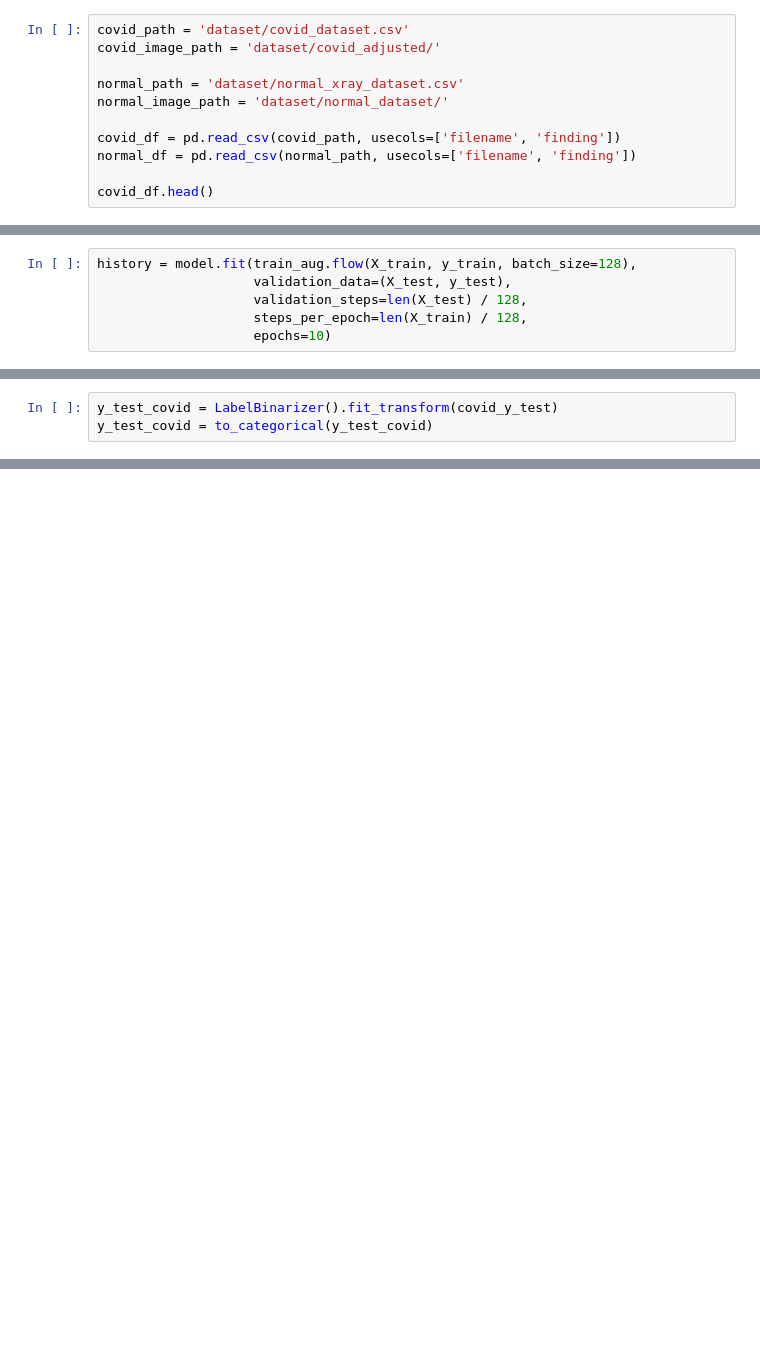
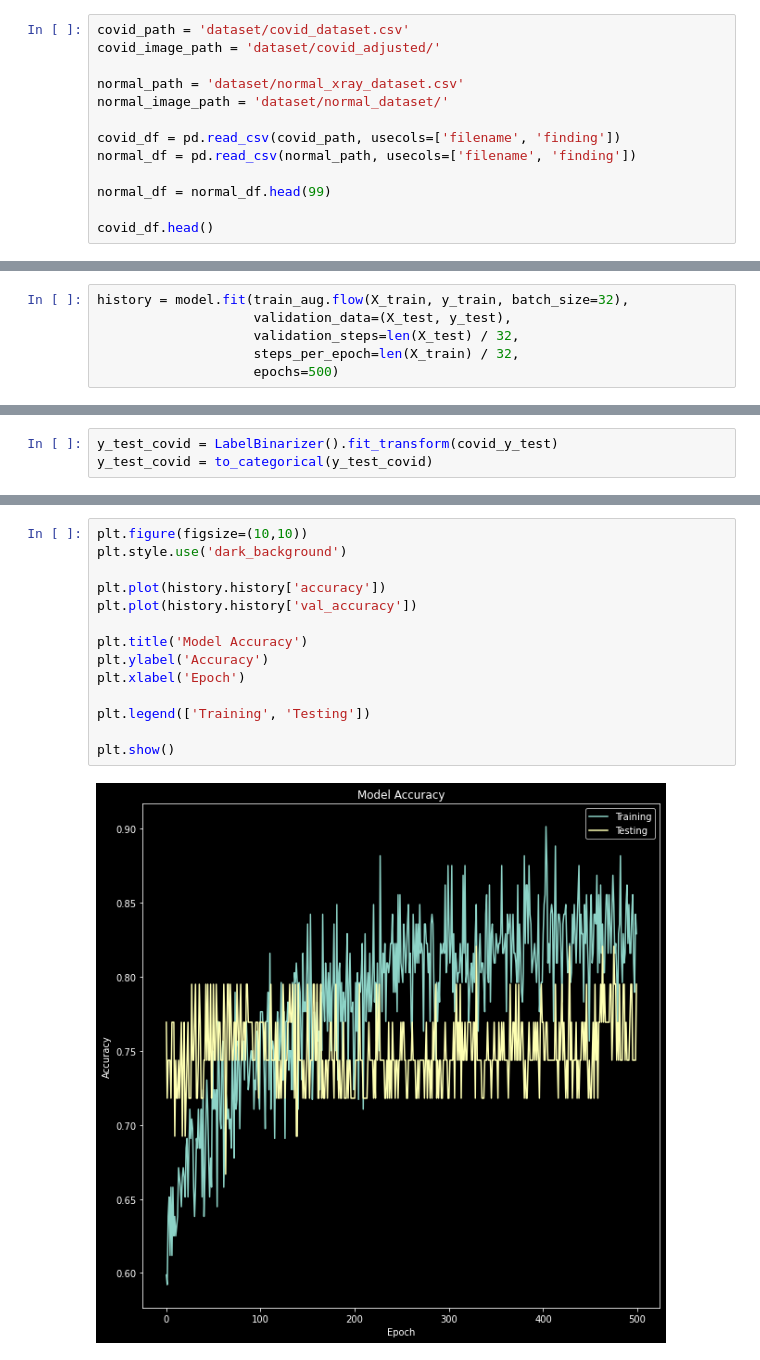
Before and after one commit to casper-hansen/COVID-19-Detection, a Jupyter notebook: Deep_Learning_for_COVID_19.ipynb, the cells around one changed output, grey strips where cells are left out. Saved outputs shown, nothing was run; the diff lists cells and outputs as text; blank space fills up the shorter version.

Commit message:
Working model 0.81 F1

```diff
--- a/Deep_Learning_for_COVID_19.ipynb
+++ b/Deep_Learning_for_COVID_19.ipynb
@@ -46,6 +52,8 @@ normal_image_path = 'dataset/normal_dataset/'
 covid_df = pd.read_csv(covid_path, usecols=['filename', 'finding'])
 normal_df = pd.read_csv(normal_path, usecols=['filename', 'finding'])
 
+normal_df = normal_df.head(99)
+
 covid_df.head()
 # %% [output]
 |  | filename | finding |
@@ -294,9 +305,9 @@ train_aug = ImageDataGenerator(
 # %%
-history = model.fit(train_aug.flow(X_train, y_train, batch_size=128),
+history = model.fit(train_aug.flow(X_train, y_train, batch_size=32),
                     validation_data=(X_test, y_test),
-                    validation_steps=len(X_test) / 128,
-                    steps_per_epoch=len(X_train) / 128,
-                    epochs=10)
+                    validation_steps=len(X_test) / 32,
+                    steps_per_epoch=len(X_train) / 32,
+                    epochs=500)
 # %% [output]
 WARNING:tensorflow:sample_weight modes were coerced from
   ...
@@ -339,0 +351,16 @@ weighted avg       0.89      0.94      0.91       328
+# %%
+plt.figure(figsize=(10,10))
+plt.style.use('dark_background')
+
+plt.plot(history.history['accuracy'])
+plt.plot(history.history['val_accuracy'])
+
+plt.title('Model Accuracy')
+plt.ylabel('Accuracy')
+plt.xlabel('Epoch')
+
+plt.legend(['Training', 'Testing'])
+
+plt.show()
+# %% [output]
+[figure, added]
```
Also changed, not shown: parts of 8 cells of this notebook.
